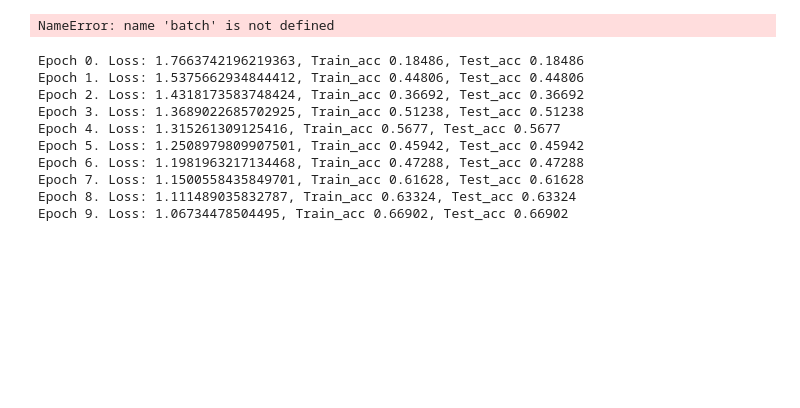
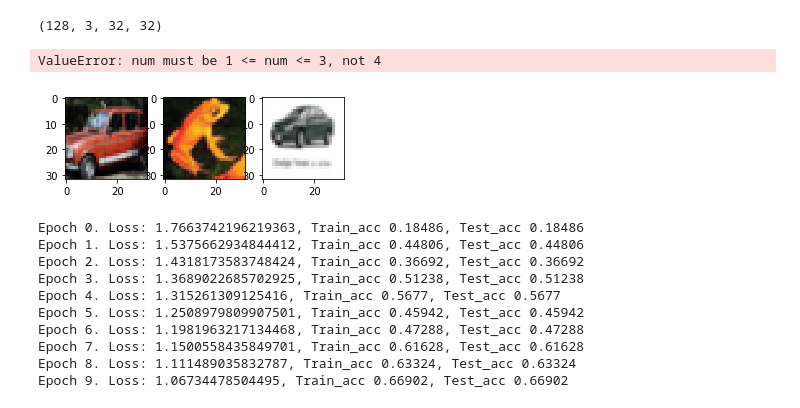
Before and after one commit to codelalala/ComputerVision, a Jupyter notebook: Cifa10.ipynb, the cells around one changed output. Saved outputs shown, nothing was run; the diff lists cells and outputs as text; code cells hidden in the pictures; blank space fills up the shorter version.

```diff
--- a/Cifa10.ipynb
+++ b/Cifa10.ipynb
@@ -42,17 +44,21 @@ for i, (data,label) in enumerate(train_data):
 # %%
 from matplotlib import pyplot as plt
+for i, (data,label) in enumerate(train_data):
+    print(data.shape)
+    break
 
+data = data[0:10]
+fig=plt.figure(0,figsize=(5,5))
 
-data = batch.data[0]
-fig=plt.figure(0,figsize=(20,20))
-
-for i in range(3):
+for i in range(10):
     plt.subplot(1, 3, i+1)
-    plt.imshow((data[i]).asnumpy().astype(np.uint8).transpose((1,2,0)))
+    plt.imshow((data[i]*255).asnumpy().astype(np.uint8).transpose((1,2,0)))
 
 plt.show()
 # %% [output]
-NameError: name 'batch' is not defined
+(128, 3, 32, 32)
+ValueError: num must be 1 <= num <= 3, not 4
+[figure, added]
 # %%
 num_fc = 256
 net = gluon.nn.Sequential()
```
Also changed, not shown: parts of 3 cells of this notebook.
